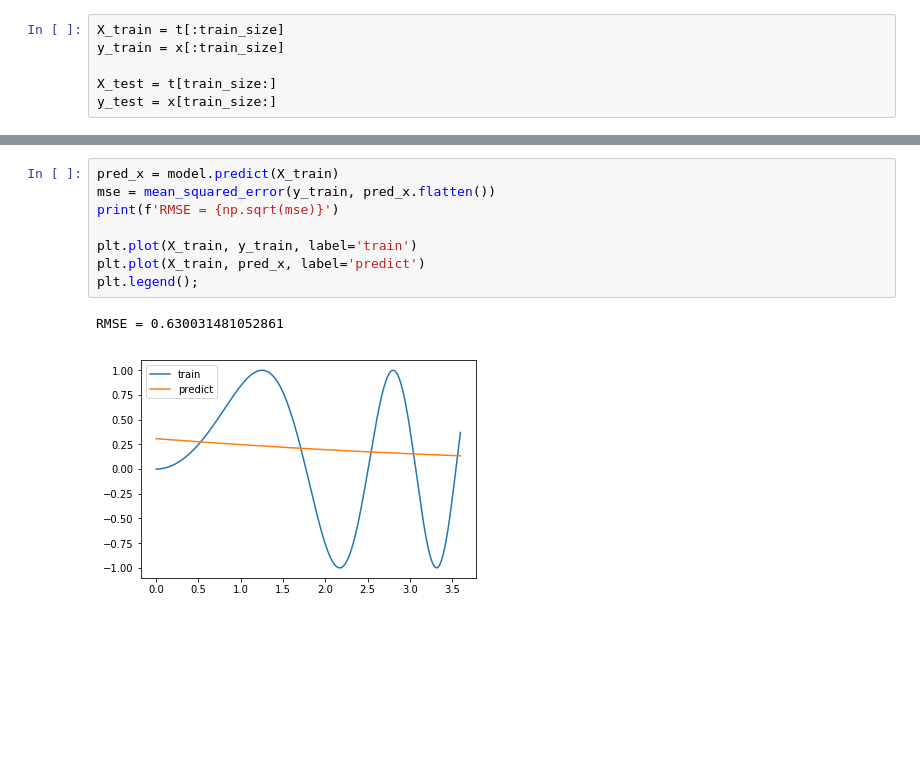
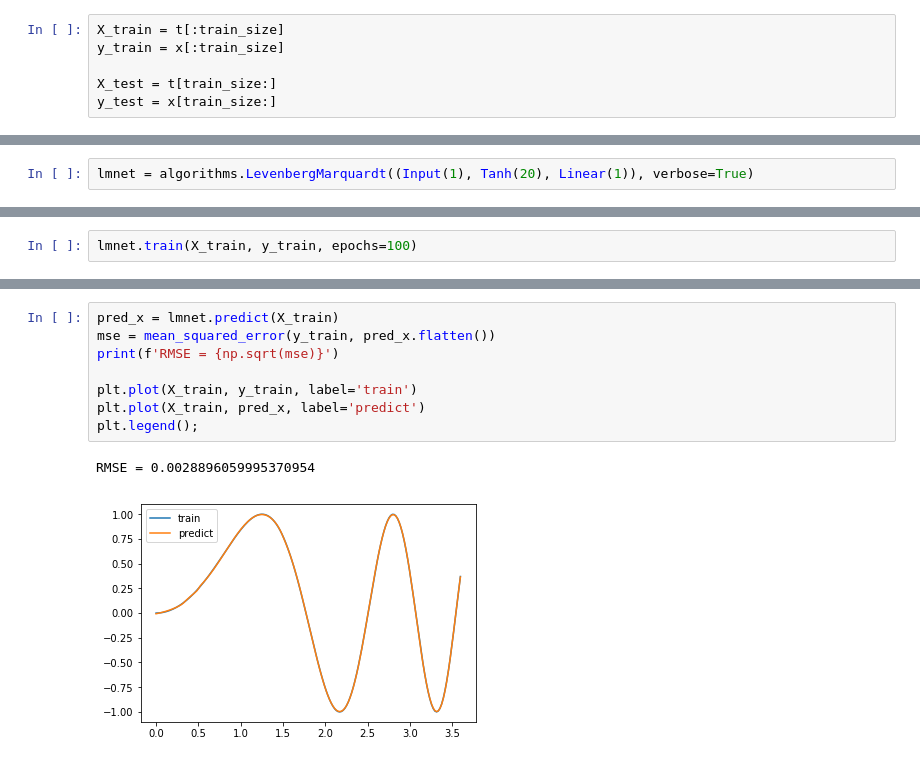
Before and after one commit to UncleDijkstra/mai, a Jupyter notebook: neural/Lw3/Lw3.ipynb, the cells around one changed output, grey strips where cells are left out. Drawn from its saved outputs; the diff is of its cells as text; blank space fills up the shorter version.

```diff
--- a/neural/Lw3/Lw3.ipynb
+++ b/neural/Lw3/Lw3.ipynb
@@ -200,0 +232,2 @@ Epoch 30/30
+# %%
+lmnet = algorithms.LevenbergMarquardt((Input(1), Tanh(20), Linear(1)), verbose=True)
@@ -200,0 +251,2 @@ Epoch 30/30
+# %%
+lmnet.train(X_train, y_train, epochs=100)
@@ -201,12 +271,12 @@ Epoch 30/30
 # %%
-pred_x = model.predict(X_train)
+pred_x = lmnet.predict(X_train)
 mse = mean_squared_error(y_train, pred_x.flatten())
 print(f'RMSE = {np.sqrt(mse)}')
 
 plt.plot(X_train, y_train, label='train')
 plt.plot(X_train, pred_x, label='predict')
 plt.legend();
 # %% [output]
-RMSE = 0.630031481052861
+RMSE = 0.0028896059995370954
-[figure, old version]
+[figure, new version]
 # %%
```
Also changed, not shown: parts of 16 cells of this notebook, 1 other file.
